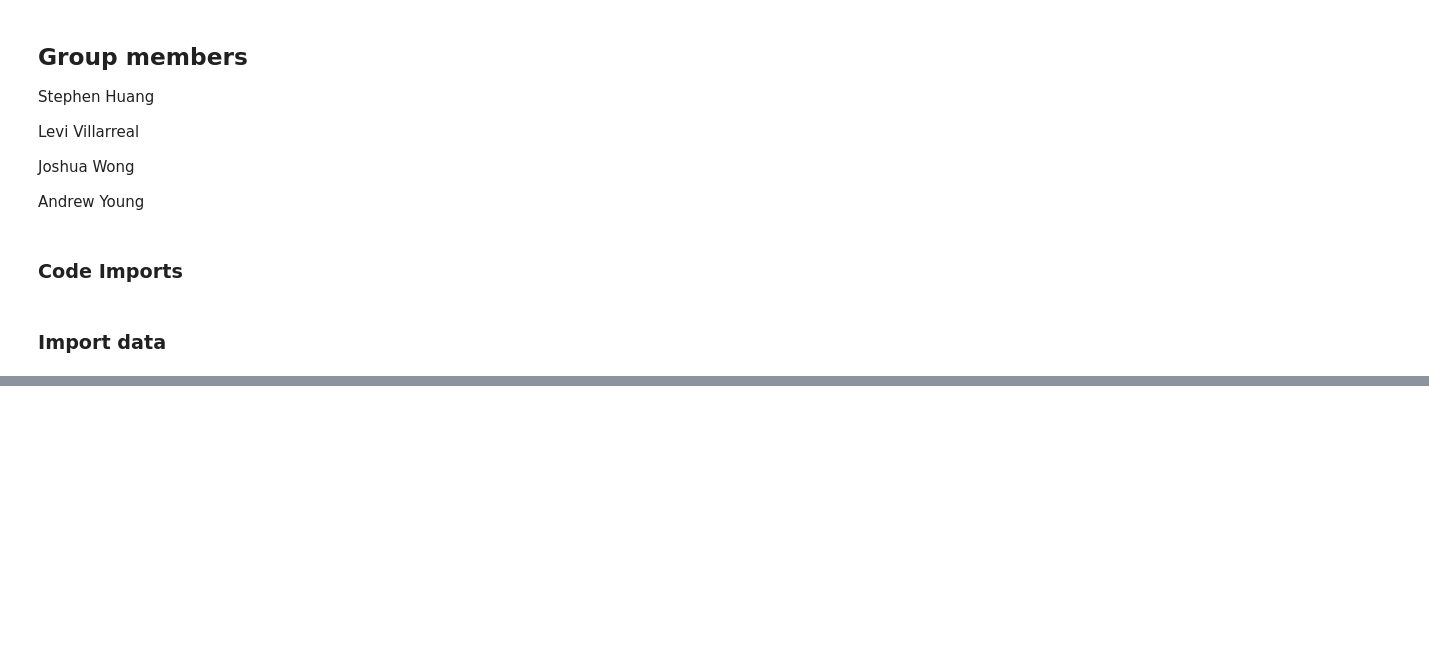
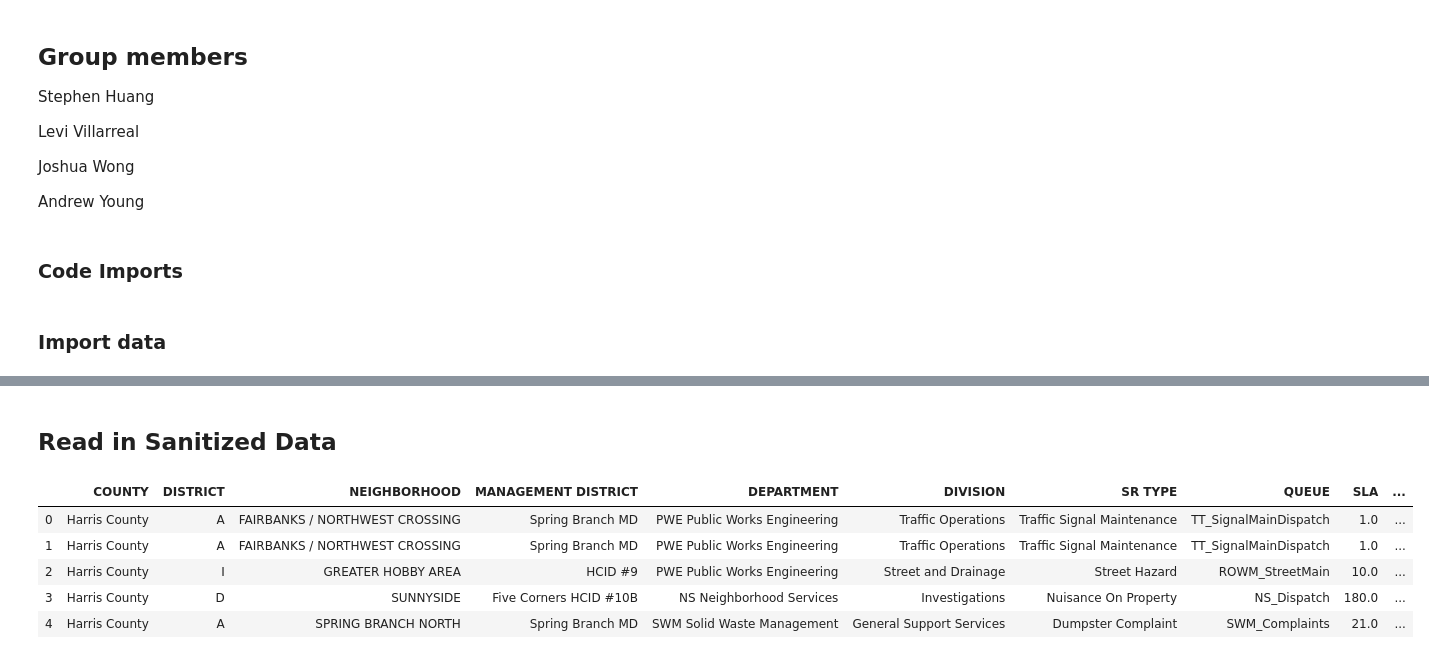
Before and after one commit to leviv/Houston-311-Data-Mining, a Jupyter notebook: Houston-Data-Mining.ipynb, the cells around one changed output, grey strips where cells are left out. Drawn from its saved outputs; the diff is of its cells as text; code cells hidden in the pictures; blank space fills up the shorter version.

```diff
--- a/Houston-Data-Mining.ipynb
+++ b/Houston-Data-Mining.ipynb
@@ -45,0 +207,13 @@ data.head
+# %% [markdown]
+## Read in Sanitized Data
+# %%
+data = pd.read_csv('houston-311-sanitized.csv', sep=",", header='infer')
+data = data.drop(columns='Unnamed: 0')
+data.head()
+# %% [output]
+|  | COUNTY | DISTRICT | NEIGHBORHOOD | MANAGEMENT DISTRICT | DEPARTMENT | DIVISION | SR TYPE | QUEUE | SLA | ... |
+| 0 | Harris County | A | FAIRBANKS / NORTHWEST CROSSING | Spring Branch MD | PWE Public Works Engineering | Traffic Operations | Traffic Signal Maintenance | TT_SignalMainDispatch | 1.0 | ... |
+| 1 | Harris County | A | FAIRBANKS / NORTHWEST CROSSING | Spring Branch MD | PWE Public Works Engineering | Traffic Operations | Traffic Signal Maintenance | TT_SignalMainDispatch | 1.0 | ... |
+| 2 | Harris County | I | GREATER HOBBY AREA | HCID #9 | PWE Public Works Engineering | Street and Drainage | Street Hazard | ROWM_StreetMain | 10.0 | ... |
+| 3 | Harris County | D | SUNNYSIDE | Five Corners HCID #10B | NS Neighborhood Services | Investigations | Nuisance On Property | NS_Dispatch | 180.0 | ... |
+| 4 | Harris County | A | SPRING BRANCH NORTH | Spring Branch MD | SWM Solid Waste Management | General Support Services | Dumpster Complaint | SWM_Complaints | 21.0 | ... |
```
Also changed, not shown: parts of 23 cells of this notebook, 2 other files.
